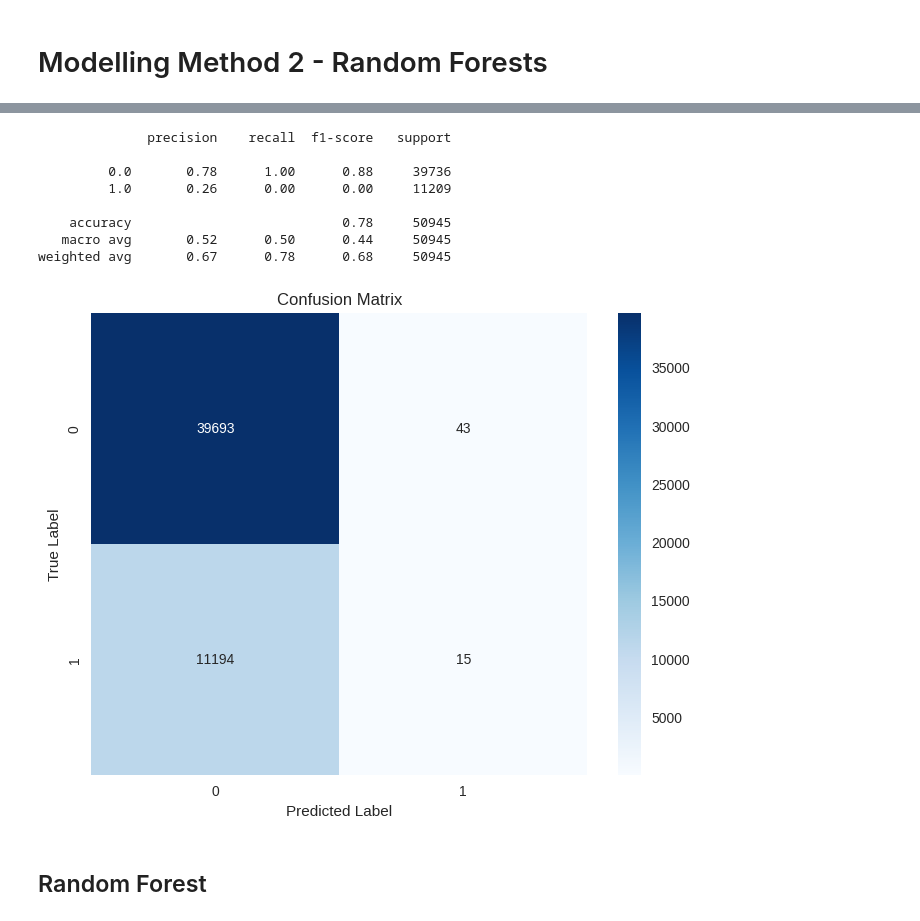
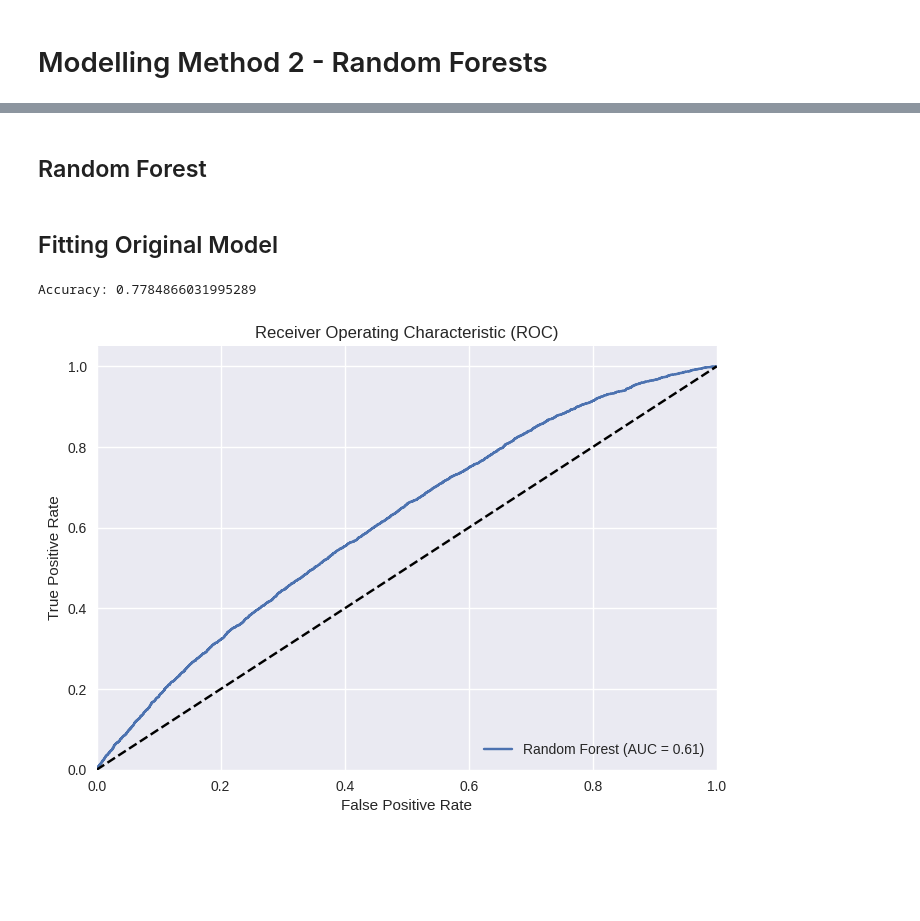
Before and after one commit to TheGooseGuy/Insurance-Product-Prediction, a Jupyter notebook: Data-preprocessing.ipynb, the cells around one changed output, grey strips where cells are left out. Cells and saved outputs as stored; diff of their text form; code cells hidden in the pictures; blank space fills up the shorter version.

Commit message:
Updated the file with random forest model

```diff
--- a/Data-preprocessing.ipynb
+++ b/Data-preprocessing.ipynb
@@ -1015,11 +1036,3 @@ print(rounded_list_predictions)
 [0, 1, 1, 1, 0, 1, 0, 0, 1, 1, 0, 1, 1, 0, 0, 1, 1, 0, 1, 0, 1, 0, 1, 1, 1, 0, 0, 0, 1, 1, 1, 0, 0, 0, 0, 1, 1, 1, 1, 1, 1, 0, 0, 1, 1, 0, 1, 1, 0, 1, 1, 0, 1, 0, 0, 1, 0, 0, 1, 0, 1, 0, 0, 0, 0, 1, 0 ...
 # %% [markdown]
 # Modelling Method 2 - Random Forests
-# %%
-from sklearn.tree import DecisionTreeClassifier, export_graphviz
-
-tree_insurance = DecisionTreeClassifier(min_samples_leaf=10, max_depth=6)
-tree_insurance.fit(X, y)
-y_pred = tree_insurance.predict(X)
-
-tree_insurance.score(X, y)
@@ -1118,30 +1043,48 @@ plt.show()
-# %%
-from sklearn.metrics import classification_report
-
-print(classification_report(y_test, y_pred))
-# %% [output]
-              precision    recall  f1-score   support
-
-         0.0       0.78      1.00      0.88     39736
-         1.0       0.26      0.00      0.00     11209
-
-    accuracy                           0.78     50945
-   macro avg       0.52      0.50      0.44     50945
-weighted avg       0.67      0.78      0.68     50945
-# %%
-cm = confusion_matrix(y_test, y_pred)
-
-# Plot it using seaborn
-plt.figure(figsize=(8, 6))
-sns.heatmap(cm, annot=True, fmt='d', cmap='Blues')
-plt.title('Confusion Matrix')
-plt.ylabel('True Label')
-plt.xlabel('Predicted Label')
-plt.show()
-# %% [output]
-[figure, removed]
 # %% [markdown]
 ## Random Forest
+# %% [markdown]
+## Fitting Original Model
+# %%
+from sklearn.ensemble import RandomForestClassifier
+from sklearn.model_selection import train_test_split
+from sklearn.metrics import accuracy_score, roc_curve, roc_auc_score
+import matplotlib.pyplot as plt
+
+# Split data with important features into training and testing sets
+X_train, X_test, y_train, y_test = train_test_split(X, y, test_size=0.2, random_state=42)
+
+# Initialize a new RandomForestClassifier
+rf_model = RandomForestClassifier(n_estimators=100, random_state=42, min_samples_split=5, min_samples_leaf=1, max_depth=10)
+
+# Train the model on the training data
+rf_model.fit(X_train, y_train)
+
+# Predict on the test set
+y_pred = rf_model.predict(X_test)
+
+# Evaluate the model accuracy
+accuracy = accuracy_score(y_test, y_pred)
+print("Accuracy:", accuracy)
+
+# Calculate ROC curve and AUC
+y_pred_proba = rf_model.predict_proba(X_test)[:, 1]
+fpr, tpr, thresholds = roc_curve(y_test, y_pred_proba)
+roc_auc = roc_auc_score(y_test, y_pred_proba)
+
+# Plot the ROC curve
+plt.figure()
+plt.plot(fpr, tpr, label='Random Forest (AUC = %0.2f)' % roc_auc)
+plt.plot([0, 1], [0, 1], 'k--')
+plt.xlim([0.0, 1.0])
+plt.ylim([0.0, 1.05])
+plt.xlabel('False Positive Rate')
+plt.ylabel('True Positive Rate')
+plt.title('Receiver Operating Characteristic (ROC)')
+plt.legend(loc="lower right")
+plt.show()
+# %% [output]
+Accuracy: 0.7784866031995289
+[figure, added]
 # %%
 from sklearn.ensemble import RandomForestRegressor
 from sklearn.metrics import mean_squared_error
```
Also changed, not shown: parts of 39 cells of this notebook.
